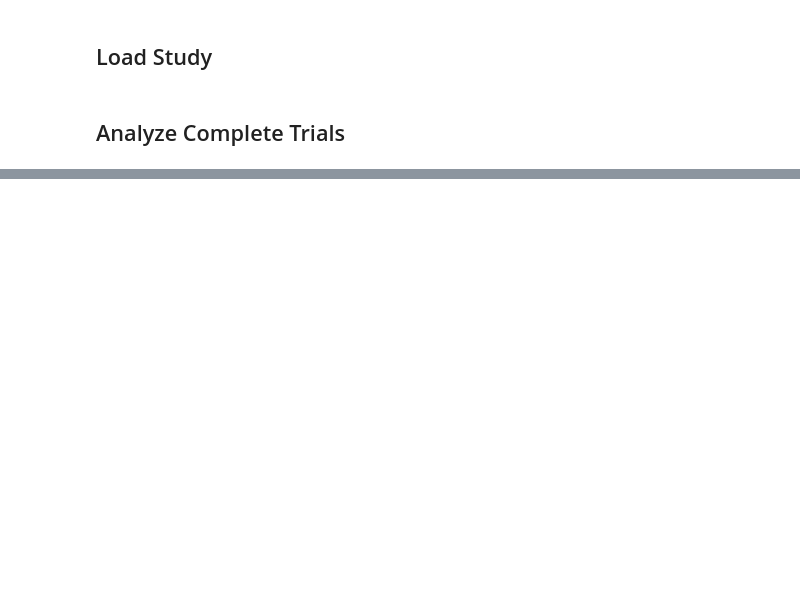
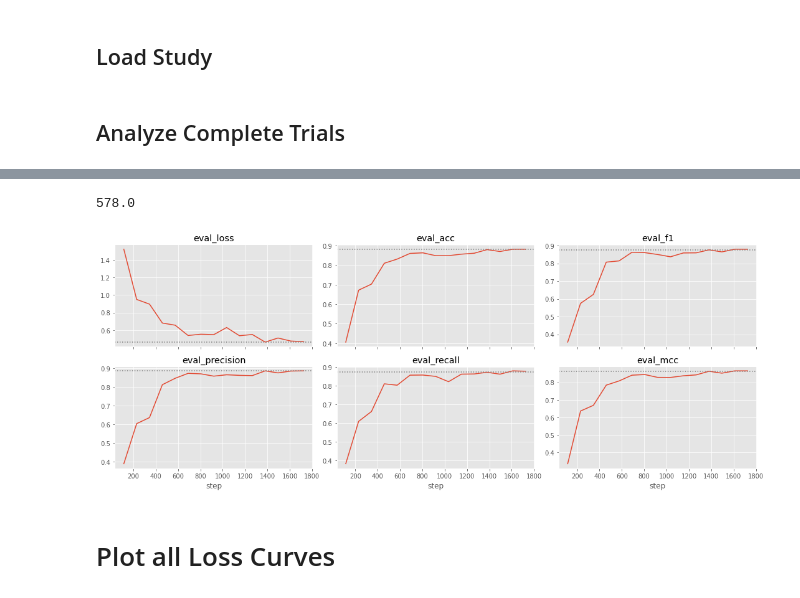
Before and after one commit to goerlitz/nlp-classification, a Jupyter notebook: notebooks/10kGNAD/colab/21d_10kGNAD_optuna_trial_analysis.ipynb, the cells around one changed output, grey strips where cells are left out. Saved outputs shown, nothing was run; the diff lists cells and outputs as text; code cells hidden in the pictures; blank space fills up the shorter version.

```diff
--- a/notebooks/10kGNAD/colab/21d_10kGNAD_optuna_trial_analysis.ipynb
+++ b/notebooks/10kGNAD/colab/21d_10kGNAD_optuna_trial_analysis.ipynb
@@ -196,0 +266,7 @@ plt.tight_layout()
+# %%
+running_trials = [t for t in study.get_trials() if t.state==TrialState.RUNNING]
+data = complete_trials[-1].user_attrs
+log_df = pd.DataFrame(data.values(), index=data.keys())[lambda x: x.index != "eval_result"]
+log_df.index = log_df.index.astype(int)
+log_df.sort_index(inplace=True)
+log_df
@@ -196,0 +291,20 @@ plt.tight_layout()
+# %%
+log_df.index.max() / log_df.epoch.max()
+# %% [output]
+578.0
+# %%
+fig, axs = plt.subplots(2, 3, figsize=(15,6), sharex=True)
+
+for col, ax in zip(metrics, axs.flatten()):
+    log_df[col][0:-1].plot(ax=ax).axhline(log_df[col].values[-1], c="grey", linestyle=":")
+    ax.set_title(col)
+    ax.set_xlabel("step")
+    # ax.set_xlim([600, None])
+    # ax.grid(axis='y', linestyle='--', zorder=1)
+    # ax.grid(axis='x', linestyle=':', zorder=1)
+
+plt.tight_layout()
+# %% [output]
+[figure, added]
+# %% [markdown]
+# Plot all Loss Curves
```
Also changed, not shown: parts of 20 cells of this notebook.
